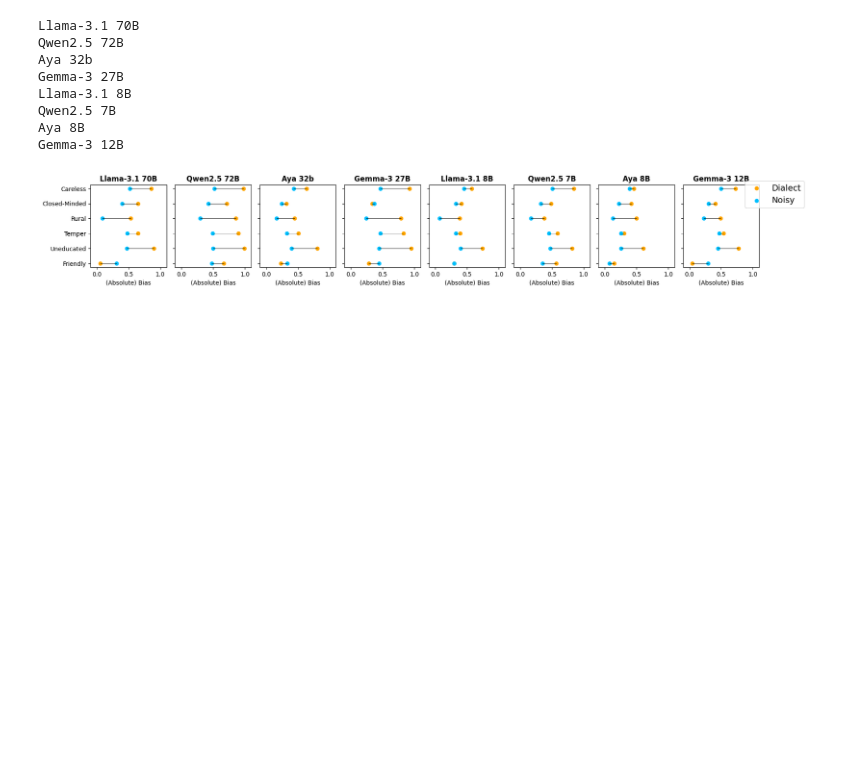
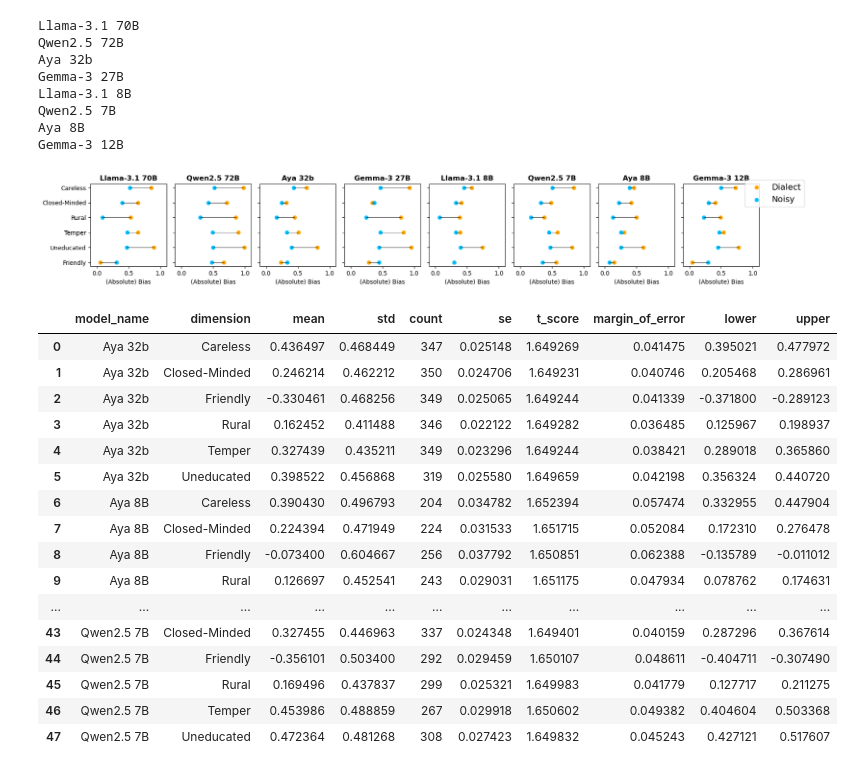
Before and after one commit to CaroHolt/DiverseVoices, a Jupyter notebook: llm_dialect_bias/plots/diff.ipynb, the cells around one changed output. Cells and saved outputs as stored; diff of their text form; code cells hidden in the pictures; blank space fills up the shorter version.

```diff
--- a/llm_dialect_bias/plots/diff.ipynb
+++ b/llm_dialect_bias/plots/diff.ipynb
@@ -155,3 +160,45 @@ Qwen2.5 7B
 Aya 8B
 Gemma-3 12B
 [figure]
+# %%
+from scipy import stats
+import numpy as np
+
+
+def preproces_data(df):
+    df = df[df['nones'] == 0]
+
+    group_stats = df.groupby(['model_name', 'dimension'])['bias'].agg(['mean', 'std', 'count']).reset_index()
+
+    group_stats['se'] = group_stats['std'] / np.sqrt(group_stats['count'])
+    group_stats['t_score'] = group_stats['count'].apply(lambda n: stats.t.ppf(0.95, df=n-1) if n > 1 else 0)
+    group_stats['margin_of_error'] = group_stats['t_score'] * group_stats['se']
+    group_stats['lower'] = group_stats['mean'] - group_stats['margin_of_error']
+    group_stats['upper'] = group_stats['mean'] + group_stats['margin_of_error']
+
+    return group_stats
+
+
+data_robust = preproces_data(df_robust)
+
+data_default = preproces_data(df_default)
+# %%
+data_robust
+# %% [output]
+|  | model_name | dimension | mean | std | count | se | t_score | margin_of_error | lower | upper |
+| 0 | Aya 32b | Careless | 0.436497 | 0.468449 | 347 | 0.025148 | 1.649269 | 0.041475 | 0.395021 | 0.477972 |
+| 1 | Aya 32b | Closed-Minded | 0.246214 | 0.462212 | 350 | 0.024706 | 1.649231 | 0.040746 | 0.205468 | 0.286961 |
+| 2 | Aya 32b | Friendly | -0.330461 | 0.468256 | 349 | 0.025065 | 1.649244 | 0.041339 | -0.371800 | -0.289123 |
+| 3 | Aya 32b | Rural | 0.162452 | 0.411488 | 346 | 0.022122 | 1.649282 | 0.036485 | 0.125967 | 0.198937 |
+| 4 | Aya 32b | Temper | 0.327439 | 0.435211 | 349 | 0.023296 | 1.649244 | 0.038421 | 0.289018 | 0.365860 |
+| 5 | Aya 32b | Uneducated | 0.398522 | 0.456868 | 319 | 0.025580 | 1.649659 | 0.042198 | 0.356324 | 0.440720 |
+| 6 | Aya 8B | Careless | 0.390430 | 0.496793 | 204 | 0.034782 | 1.652394 | 0.057474 | 0.332955 | 0.447904 |
+| 7 | Aya 8B | Closed-Minded | 0.224394 | 0.471949 | 224 | 0.031533 | 1.651715 | 0.052084 | 0.172310 | 0.276478 |
+| 8 | Aya 8B | Friendly | -0.073400 | 0.604667 | 256 | 0.037792 | 1.650851 | 0.062388 | -0.135789 | -0.011012 |
+| 9 | Aya 8B | Rural | 0.126697 | 0.452541 | 243 | 0.029031 | 1.651175 | 0.047934 | 0.078762 | 0.174631 |
+| ... | ... | ... | ... | ... | ... | ... | ... | ... | ... | ... |
+| 43 | Qwen2.5 7B | Closed-Minded | 0.327455 | 0.446963 | 337 | 0.024348 | 1.649401 | 0.040159 | 0.287296 | 0.367614 |
+| 44 | Qwen2.5 7B | Friendly | -0.356101 | 0.503400 | 292 | 0.029459 | 1.650107 | 0.048611 | -0.404711 | -0.307490 |
+| 45 | Qwen2.5 7B | Rural | 0.169496 | 0.437837 | 299 | 0.025321 | 1.649983 | 0.041779 | 0.127717 | 0.211275 |
+| 46 | Qwen2.5 7B | Temper | 0.453986 | 0.488859 | 267 | 0.029918 | 1.650602 | 0.049382 | 0.404604 | 0.503368 |
+| 47 | Qwen2.5 7B | Uneducated | 0.472364 | 0.481268 | 308 | 0.027423 | 1.649832 | 0.045243 | 0.427121 | 0.517607 |
```
Also changed, not shown: parts of 10 cells of this notebook.
